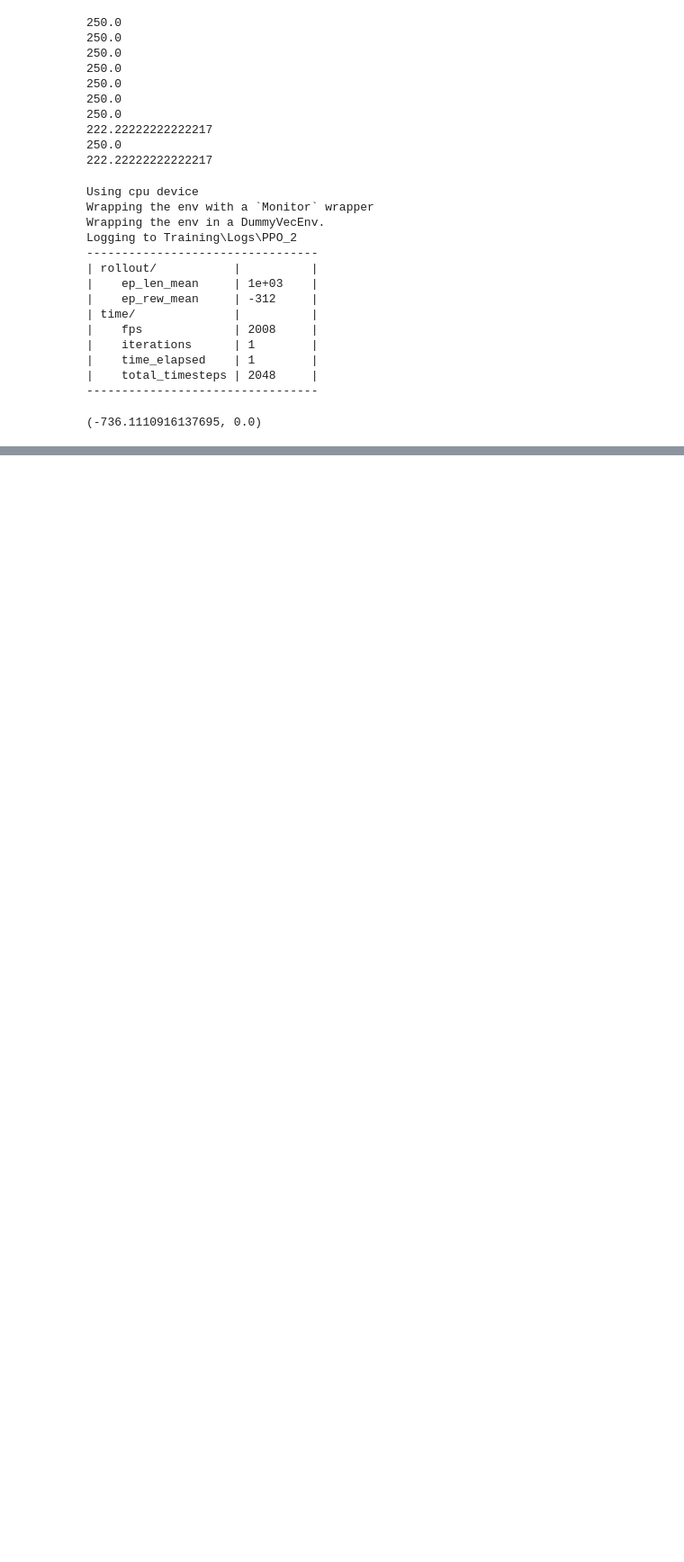
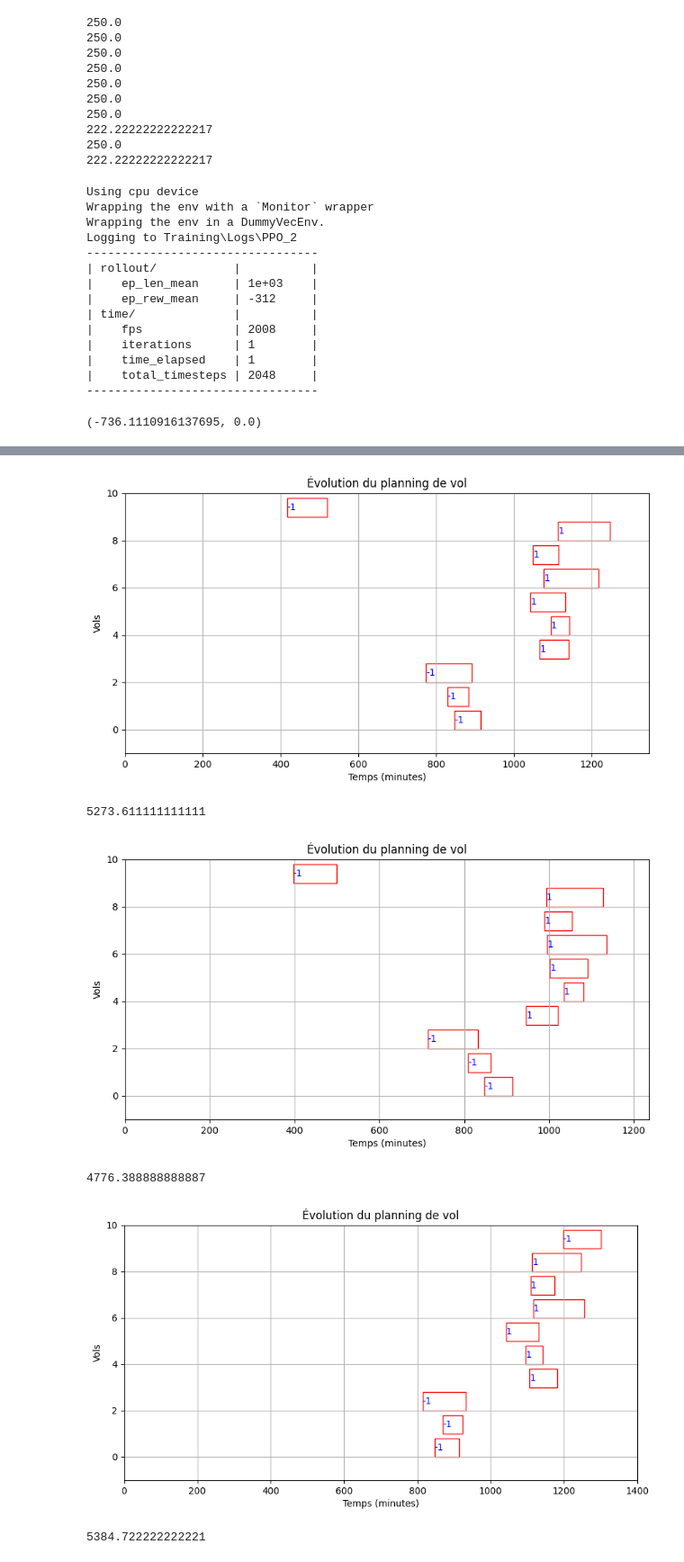
Before and after one commit to gabaid971/rl-schedule-optimizer, a Jupyter notebook: schedule_optim.ipynb, the cells around one changed output, grey strips where cells are left out. Shown at 90% size. Saved outputs shown, nothing was run; the diff lists cells and outputs as text; code cells hidden in the pictures; blank space fills up the shorter version.

Commit message:
Renderer implementation

```diff
--- a/schedule_optim.ipynb
+++ b/schedule_optim.ipynb
@@ -204,0 +208,3 @@ Logging to Training\Logs\PPO_2
+# %%
+random_schedule = generate_random_flight_schedule(10)
+random_schedule
@@ -204,0 +223,3 @@ Logging to Training\Logs\PPO_2
+# %%
+random_lambdas = generate_lambdas(random_schedule)
+random_lambdas
@@ -204,0 +233,35 @@ Logging to Training\Logs\PPO_2
+# %%
+env = FlightSchedulingEnv(
+    flight_schedule=random_schedule,
+    lambdas=random_lambdas,
+    max_steps=1000,
+    revenue_estimation='classic'
+)
+env = NormalizeObservation(env)
+#env = NormalizeReward(env)
+# %%
+model = PPO("MlpPolicy", env).learn(total_timesteps=300000)
+# %%
+for _ in range(4):
+    obs, _ = env.reset()
+    #env.renderer()
+    total_reward = 0
+    done = False
+    count = 0
+    while not done:
+        action, _ = model.predict(obs)
+        obs, reward, done, _, _ = env.step(action)
+        #print('action : ', action)
+        #print('obs : ', obs)
+        #print('reward : ', reward)
+        total_reward += reward
+    env.renderer(init=True)
+    print(total_reward)
+env.close()
+# %% [output]
+[figure, added]
+5273.611111111111
+[figure, added]
+4776.388888888887
+[figure, added]
+5384.722222222221
```
Also changed, not shown: parts of 9 cells of this notebook, 3 other files.
